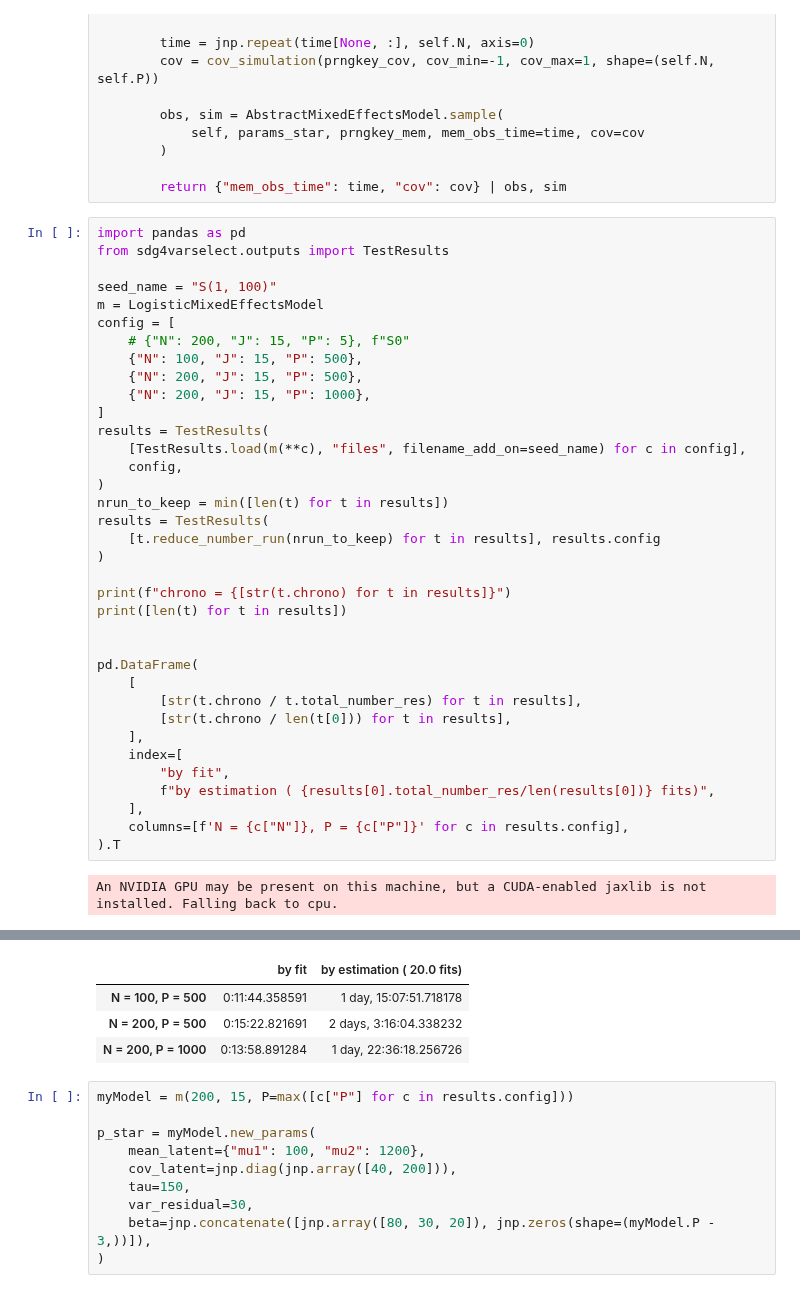
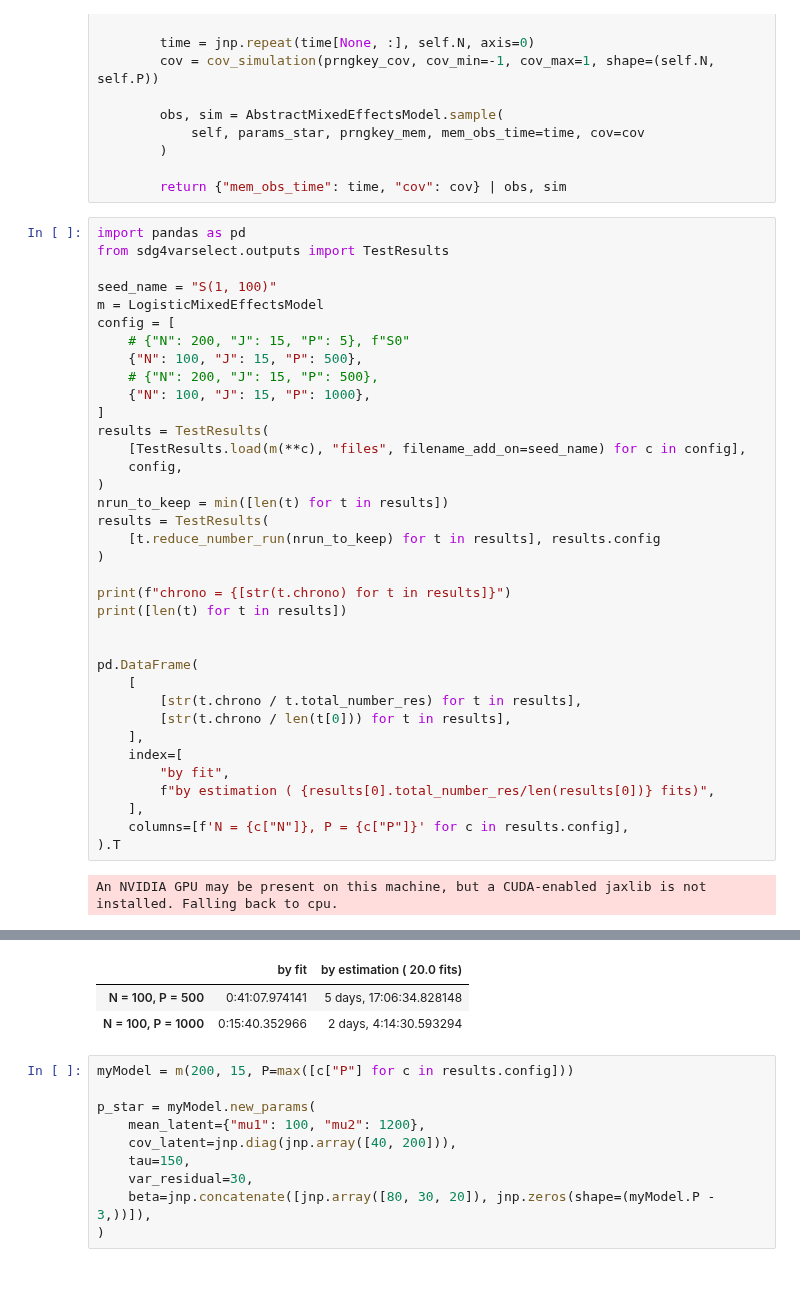
Before and after one commit to caillebotteAntoine/sdg4varselect, a Jupyter notebook: results/simulation_study/NLMEM/Logistic/sim_study_nlmem_logistic.ipynb, the cells around one changed output, grey strips where cells are left out. Drawn from its saved outputs; the diff is of its cells as text.

```diff
--- a/results/simulation_study/NLMEM/Logistic/sim_study_nlmem_logistic.ipynb
+++ b/results/simulation_study/NLMEM/Logistic/sim_study_nlmem_logistic.ipynb
@@ -157,8 +157,8 @@ m = LogisticMixedEffectsModel
 config = [
     # {"N": 200, "J": 15, "P": 5}, f"S0"
     {"N": 100, "J": 15, "P": 500},
-    {"N": 200, "J": 15, "P": 500},
-    {"N": 200, "J": 15, "P": 1000},
+    # {"N": 200, "J": 15, "P": 500},
+    {"N": 100, "J": 15, "P": 1000},
 ]
 results = TestResults(
     [TestResults.load(m(**c), "files", filename_add_on=seed_name) for c in config],
@@ -194,7 +193,6 @@ chrono = ['16 days, 7:18:37.181784', '21 days, 8:40:43.382318', '19 days, 10:03:
 |  | by fit | by estimation ( 20.0 fits) |
-| N = 100, P = 500 | 0:11:44.358591 | 1 day, 15:07:51.718178 |
-| N = 200, P = 500 | 0:15:22.821691 | 2 days, 3:16:04.338232 |
-| N = 200, P = 1000 | 0:13:58.891284 | 1 day, 22:36:18.256726 |
+| N = 100, P = 500 | 0:41:07.974141 | 5 days, 17:06:34.828148 |
+| N = 100, P = 1000 | 0:15:40.352966 | 2 days, 4:14:30.593294 |
 # %%
 myModel = m(200, 15, P=max([c["P"] for c in results.config]))
 
```
Also changed, not shown: parts of 6 cells of this notebook.
